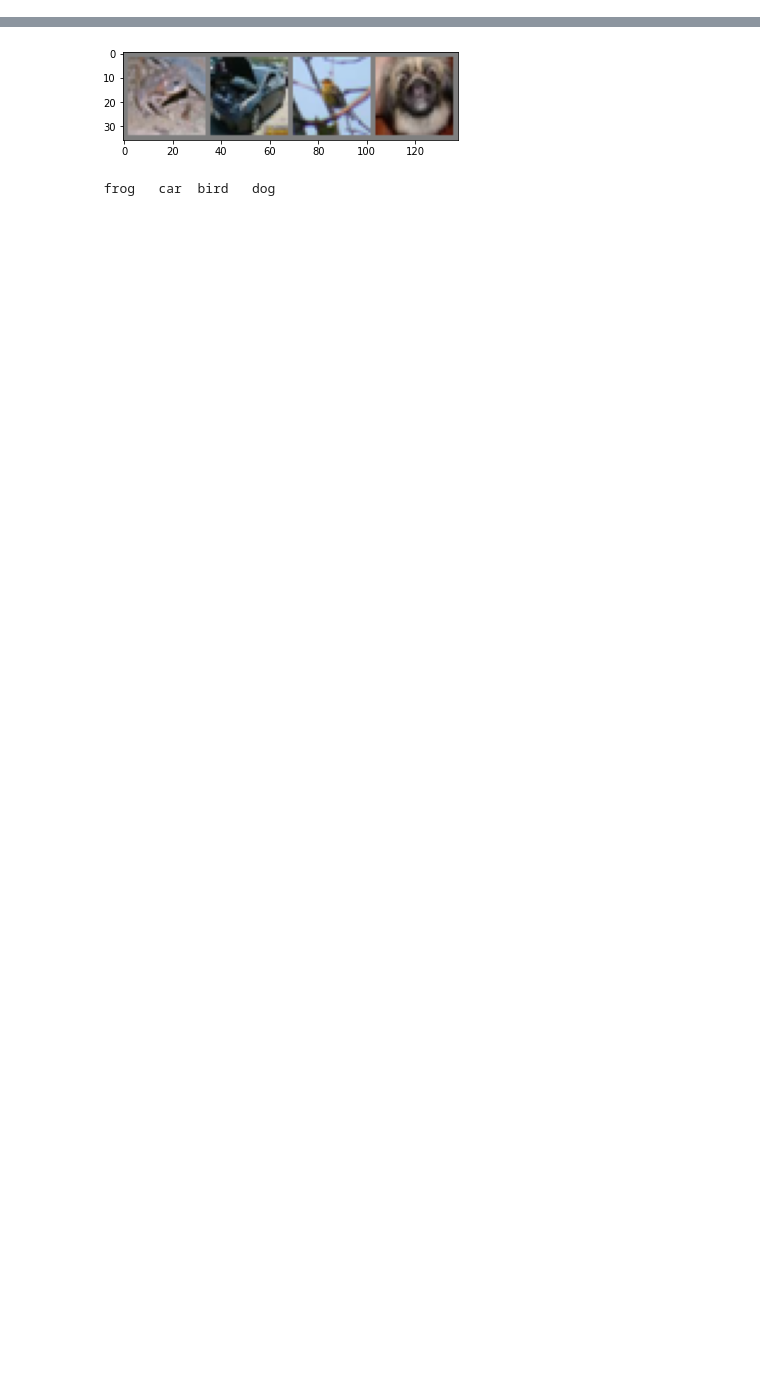
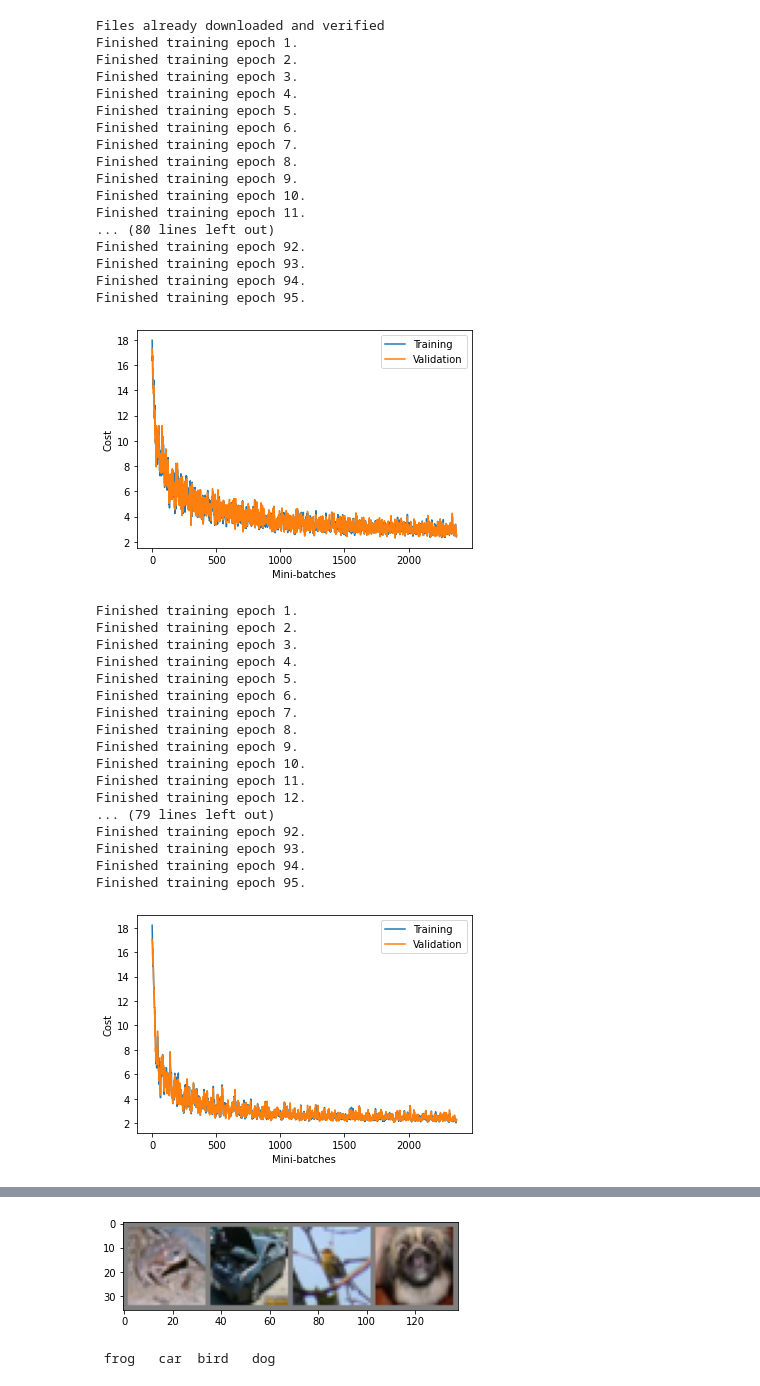
Before and after one commit to maxsolomonhenry/mlp, a Jupyter notebook: MLP.ipynb, the cells around one changed output, grey strips where cells are left out. Cells and saved outputs as stored; diff of their text form; code cells hidden in the pictures; blank space fills up the shorter version.

```diff
--- a/MLP.ipynb
+++ b/MLP.ipynb
@@ -303,0 +509,51 @@ class TwoLayerMLP:
+# %%
+# Finessing model by playing with learning decay and momentum.
+
+transform = transforms.Compose([transforms.ToTensor(), transforms.Normalize((0.5, 0.5, 0.5), (0.5, 0.5, 0.5))])
+train_validate_dataset = torchvision.datasets.CIFAR10('/content/sample_data/', download=True, transform=transform, train=True)
+
+decays = [False, True]
+momentums = [0, 0.5]
+
+for decay in iter(decays):
+  for momentum in iter(momentums):
+    mlp = TwoLayerMLP(hidden_activation='relu', n_epochs=95, batch_size=512, verbose=True,
+                      learning_rate=0.1, hidden_layer_width=20, show_plots=True, lr_decay=decay, momentum=momentum)
+    mlp.train_with_validation_cost(train_validate_dataset)
+# %% [output]
+Files already downloaded and verified
+Finished training epoch 1.
+Finished training epoch 2.
+Finished training epoch 3.
+Finished training epoch 4.
+Finished training epoch 5.
+Finished training epoch 6.
+Finished training epoch 7.
+Finished training epoch 8.
+Finished training epoch 9.
+Finished training epoch 10.
+Finished training epoch 11.
+... (80 lines left out)
+Finished training epoch 92.
+Finished training epoch 93.
+Finished training epoch 94.
+Finished training epoch 95.
+[figure, added]
+Finished training epoch 1.
+Finished training epoch 2.
+Finished training epoch 3.
+Finished training epoch 4.
+Finished training epoch 5.
+Finished training epoch 6.
+Finished training epoch 7.
+Finished training epoch 8.
+Finished training epoch 9.
+Finished training epoch 10.
+Finished training epoch 11.
+Finished training epoch 12.
+... (79 lines left out)
+Finished training epoch 92.
+Finished training epoch 93.
+Finished training epoch 94.
+Finished training epoch 95.
+[figure, added]
```
Also changed, not shown: parts of 17 cells of this notebook.
